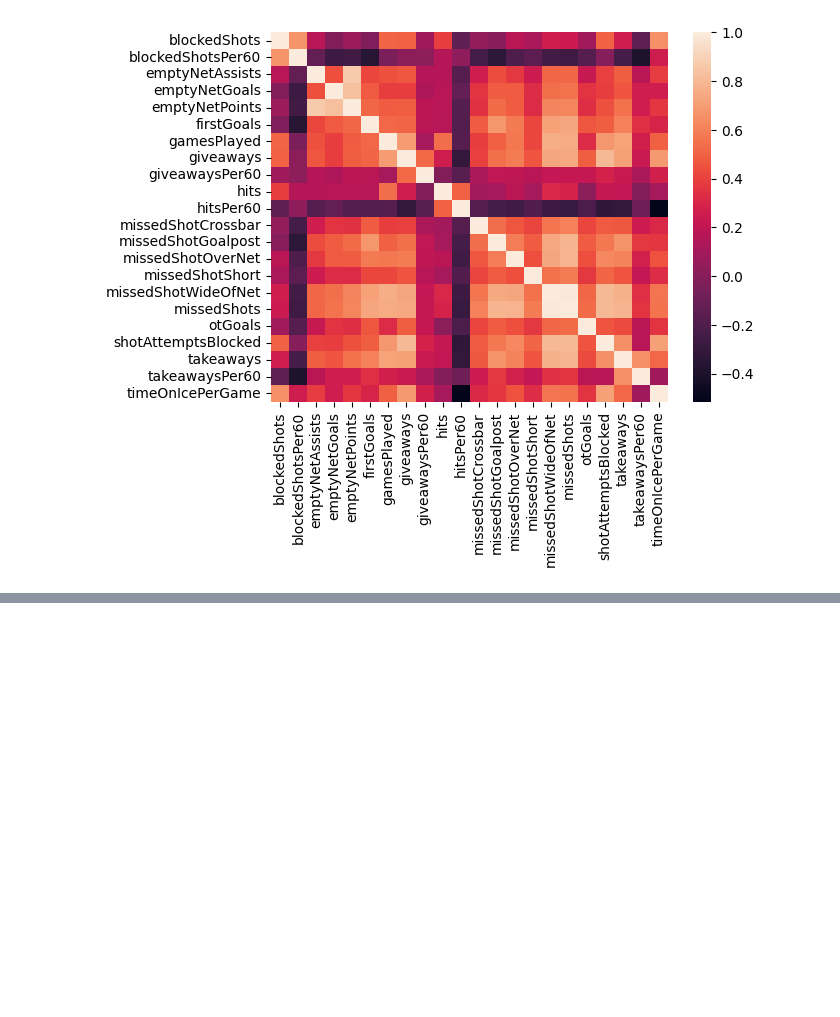
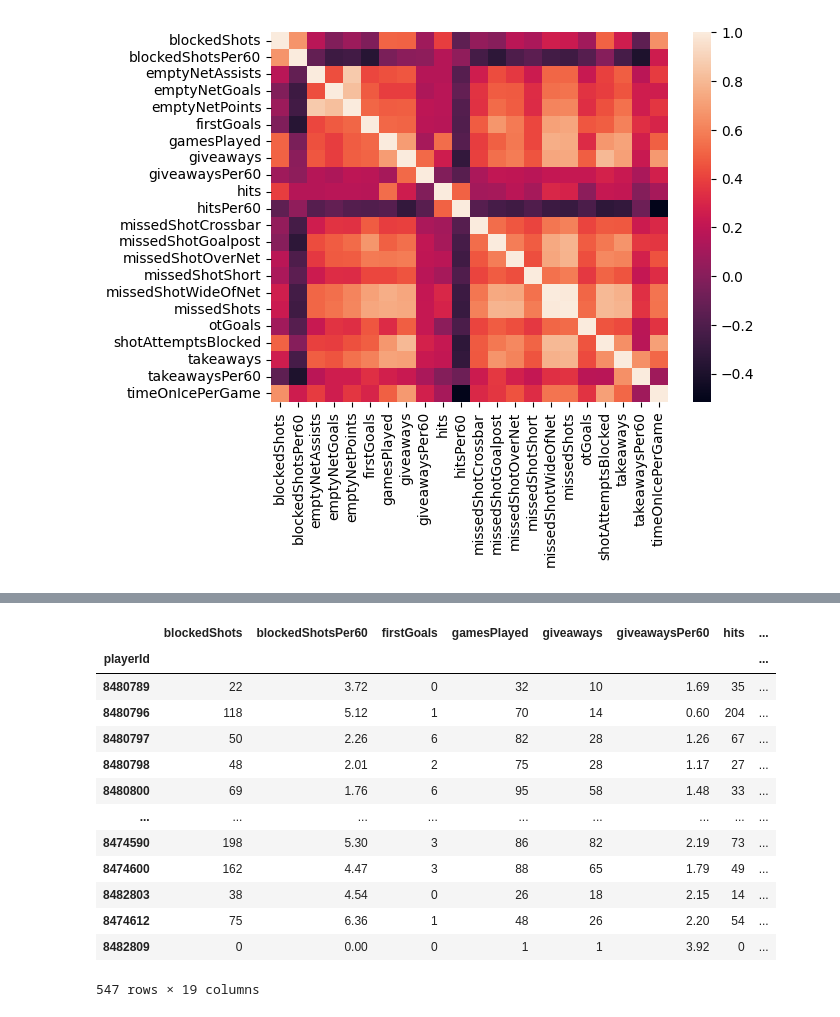
Before and after one commit to HenrikSpitzenpfeil/nhl_playerstats, a Jupyter notebook: nhl_api.ipynb, the cells around one changed output, grey strips where cells are left out. Saved outputs shown, nothing was run; the diff lists cells and outputs as text; code cells hidden in the pictures; blank space fills up the shorter version.

```diff
--- a/nhl_api.ipynb
+++ b/nhl_api.ipynb
@@ -111,0 +119,17 @@ AttributeError: 'DataFrame' object has no attribute '_validate_params'
+# %%
+df_clean
+# %% [output]
+|  | blockedShots | blockedShotsPer60 | firstGoals | gamesPlayed | giveaways | giveawaysPer60 | hits | ... |
+| playerId |  |  |  |  |  |  |  | ... |
+| 8480789 | 22 | 3.72 | 0 | 32 | 10 | 1.69 | 35 | ... |
+| 8480796 | 118 | 5.12 | 1 | 70 | 14 | 0.60 | 204 | ... |
+| 8480797 | 50 | 2.26 | 6 | 82 | 28 | 1.26 | 67 | ... |
+| 8480798 | 48 | 2.01 | 2 | 75 | 28 | 1.17 | 27 | ... |
+| 8480800 | 69 | 1.76 | 6 | 95 | 58 | 1.48 | 33 | ... |
+| ... | ... | ... | ... | ... | ... | ... | ... | ... |
+| 8474590 | 198 | 5.30 | 3 | 86 | 82 | 2.19 | 73 | ... |
+| 8474600 | 162 | 4.47 | 3 | 88 | 65 | 1.79 | 49 | ... |
+| 8482803 | 38 | 4.54 | 0 | 26 | 18 | 2.15 | 14 | ... |
+| 8474612 | 75 | 6.36 | 1 | 48 | 26 | 2.20 | 54 | ... |
+| 8482809 | 0 | 0.00 | 0 | 1 | 1 | 3.92 | 0 | ... |
+547 rows × 19 columns
```
Also changed, not shown: parts of 4 cells of this notebook.
